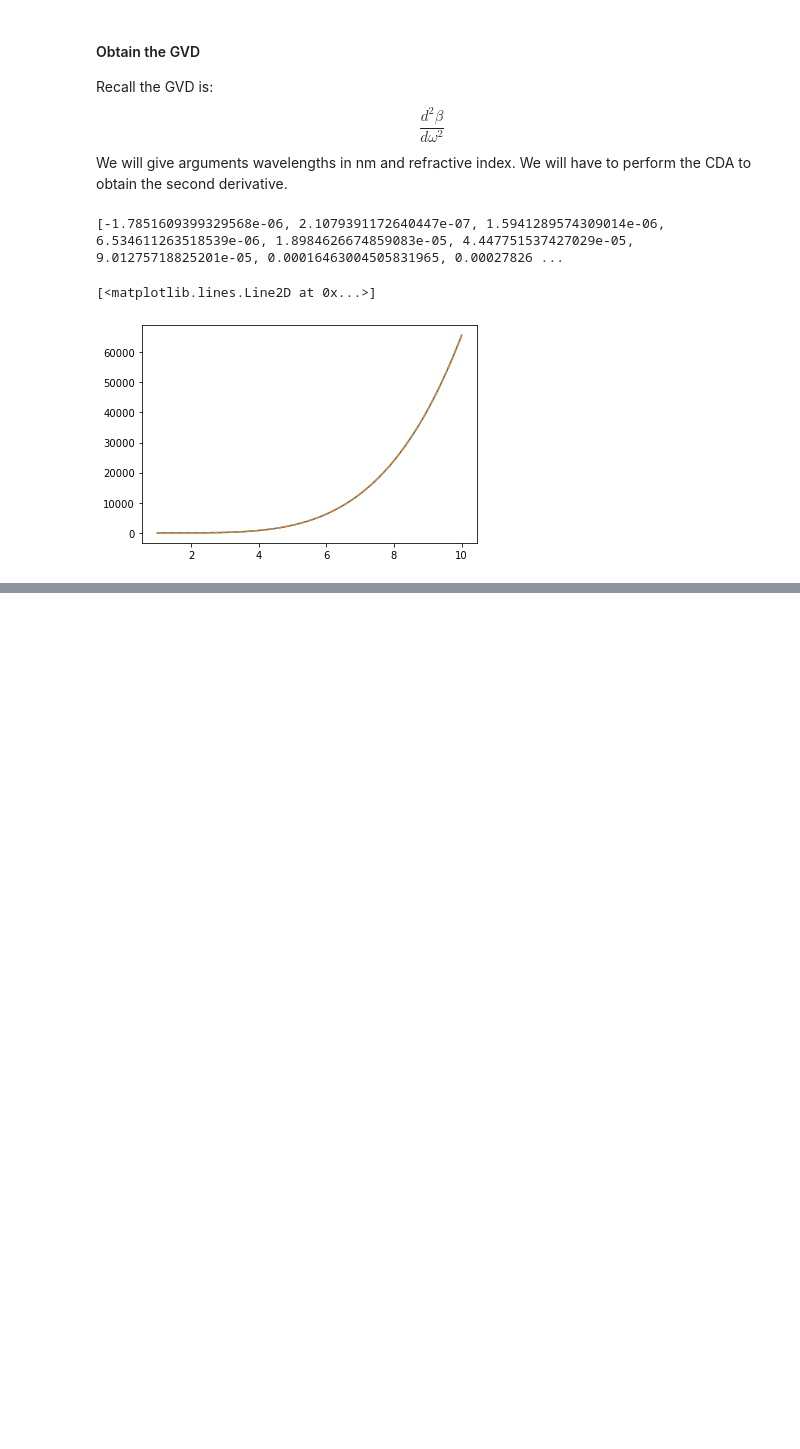
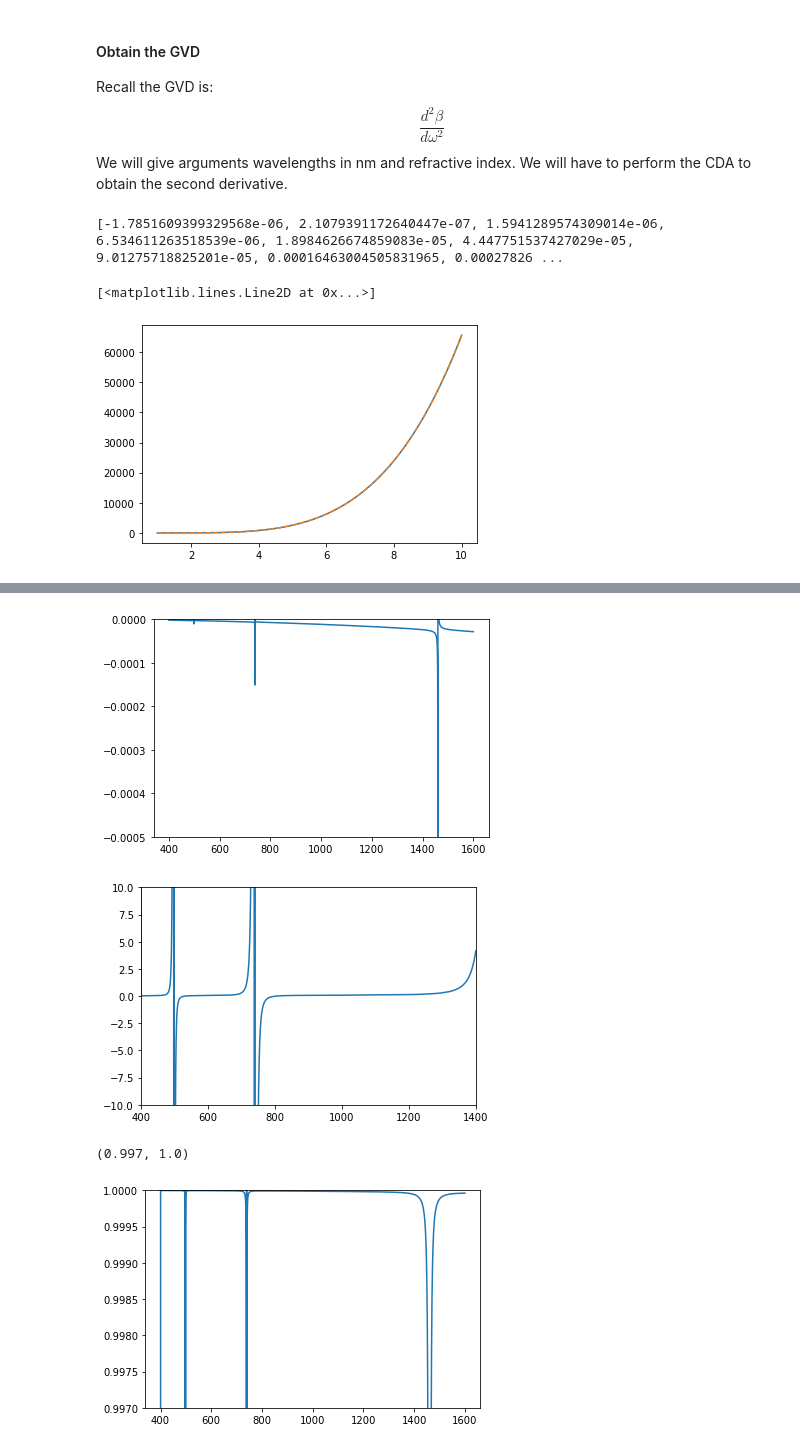
Before and after one commit to jmorse2020/Physics-FYP, a Jupyter notebook: Modelling-tests.ipynb, the cells around one changed output, grey strips where cells are left out. Saved outputs shown, nothing was run; the diff lists cells and outputs as text; code cells hidden in the pictures; blank space fills up the shorter version.

```diff
--- a/Modelling-tests.ipynb
+++ b/Modelling-tests.ipynb
@@ -102,0 +125,22 @@ plt.plot(wavelengths[1: len(wavelengths) - 1], beta[1: len(wavelengths) - 1])
+# %%
+wavelengths = np.linspace(400, 1600, 10000)
+index = RefractiveIndexClass.RefractiveIndex.HCF(wavelengths=wavelengths, R=80e-6,part="R")
+plt.plot(wavelengths, (index - 1))
+plt.ylim([-5e-4, 0])
+plt.show()
+wavelengths = wavelengths
+# plt.plot(wavelengths, index)
+beta_HCF = beta_lambda(index, wavelengths)
+GVD_HCF = GVD_lambda(beta_HCF, wavelengths)
+plt.plot(wavelengths, np.array(GVD_HCF))
+plt.ylim([-10, 10])
+plt.xlim(400, 1400)
+plt.show()
+plt.plot(wavelengths, np.array(Vg_lambda(beta_HCF, wavelengths)) / 3e17)
+# plt.xlim(0.4e-6, 1.4e-6)
+plt.ylim([0.9970, 1])
+# %% [output]
+[figure, added]
+[figure, added]
+(0.997, 1.0)
+[figure, added]
```
Also changed, not shown: parts of 2 cells of this notebook.
